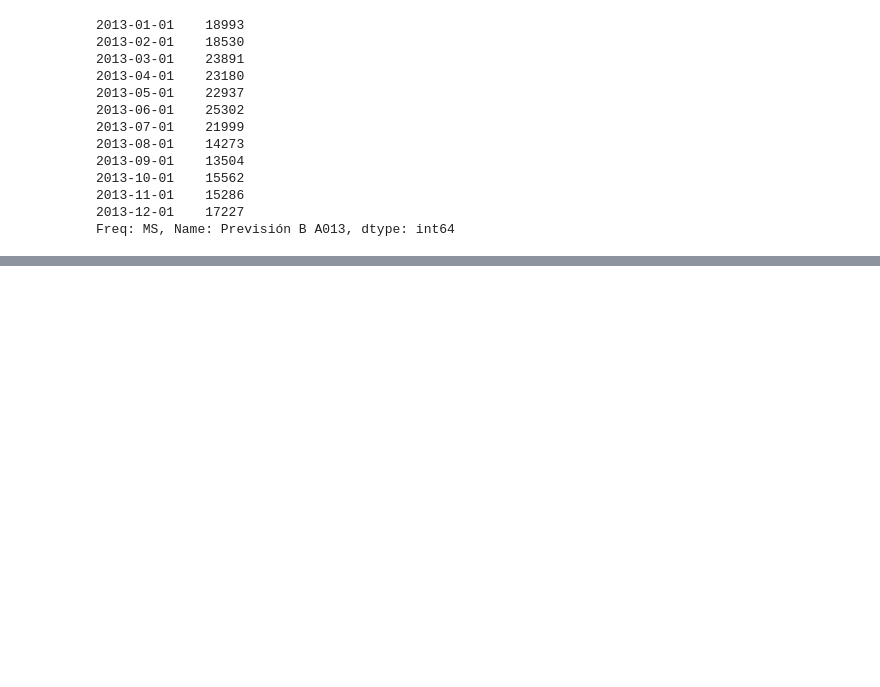
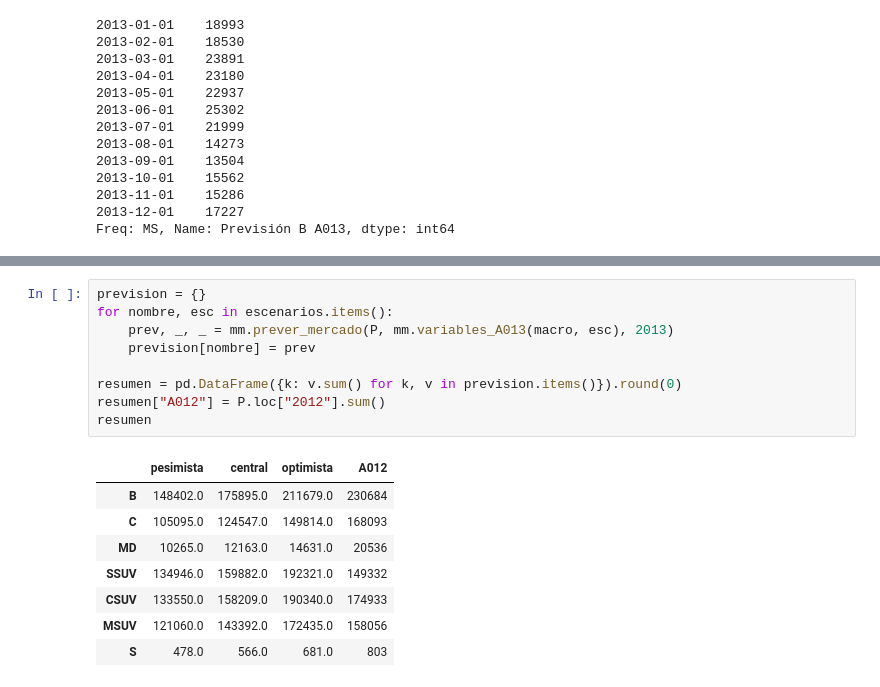
Before and after one commit to claudiaalozano/kaido-motors, a Jupyter notebook: prevision_A013.ipynb, the cells around one changed output, grey strips where cells are left out. Cells and saved outputs as stored; diff of their text form; blank space fills up the shorter version.

```diff
--- a/prevision_A013.ipynb
+++ b/prevision_A013.ipynb
@@ -780,0 +804,18 @@ Freq: MS, Name: Previsión B A013, dtype: int64
+# %%
+prevision = {}
+for nombre, esc in escenarios.items():
+    prev, _, _ = mm.prever_mercado(P, mm.variables_A013(macro, esc), 2013)
+    prevision[nombre] = prev
+
+resumen = pd.DataFrame({k: v.sum() for k, v in prevision.items()}).round(0)
+resumen["A012"] = P.loc["2012"].sum()
+resumen
+# %% [output]
+|  | pesimista | central | optimista | A012 |
+| B | 148402.0 | 175895.0 | 211679.0 | 230684 |
+| C | 105095.0 | 124547.0 | 149814.0 | 168093 |
+| MD | 10265.0 | 12163.0 | 14631.0 | 20536 |
+| SSUV | 134946.0 | 159882.0 | 192321.0 | 149332 |
+| CSUV | 133550.0 | 158209.0 | 190340.0 | 174933 |
+| MSUV | 121060.0 | 143392.0 | 172435.0 | 158056 |
+| S | 478.0 | 566.0 | 681.0 | 803 |
```
Also changed, not shown: parts of 3 cells of this notebook, 1 other file.
